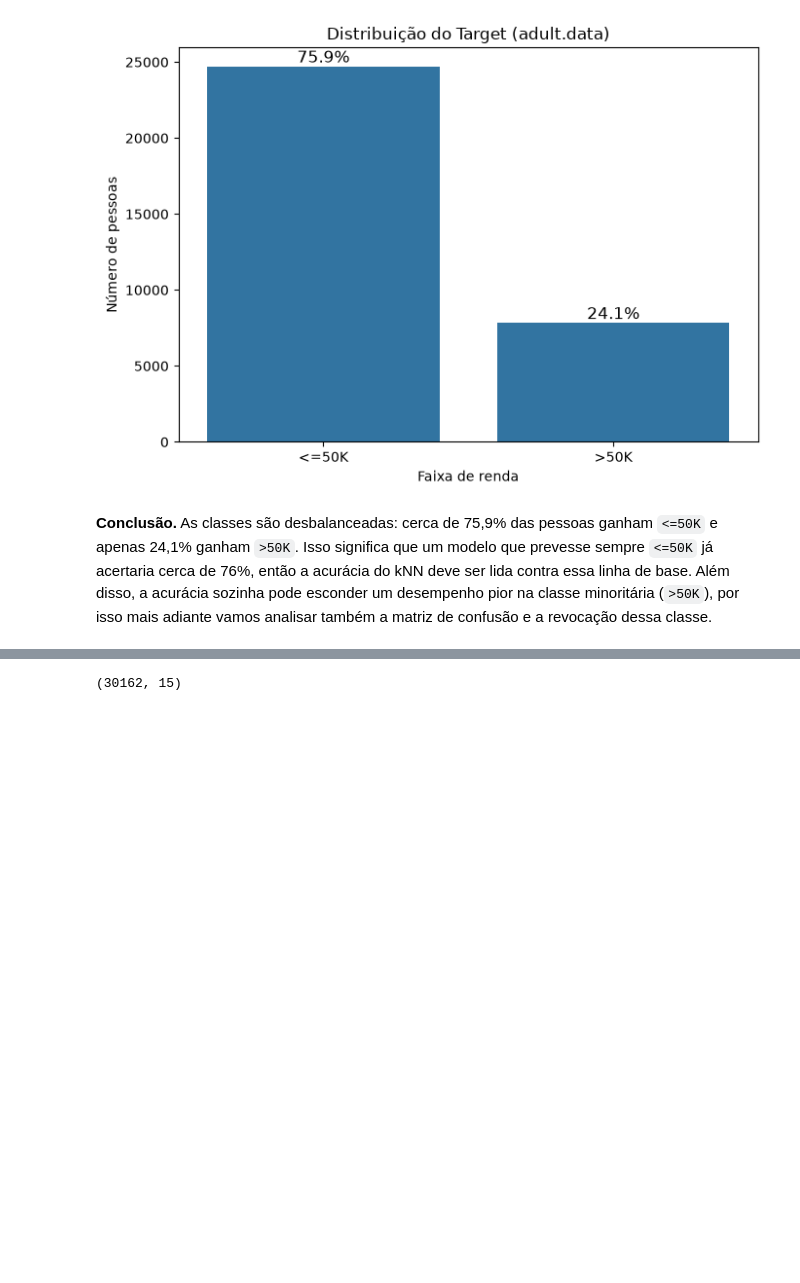
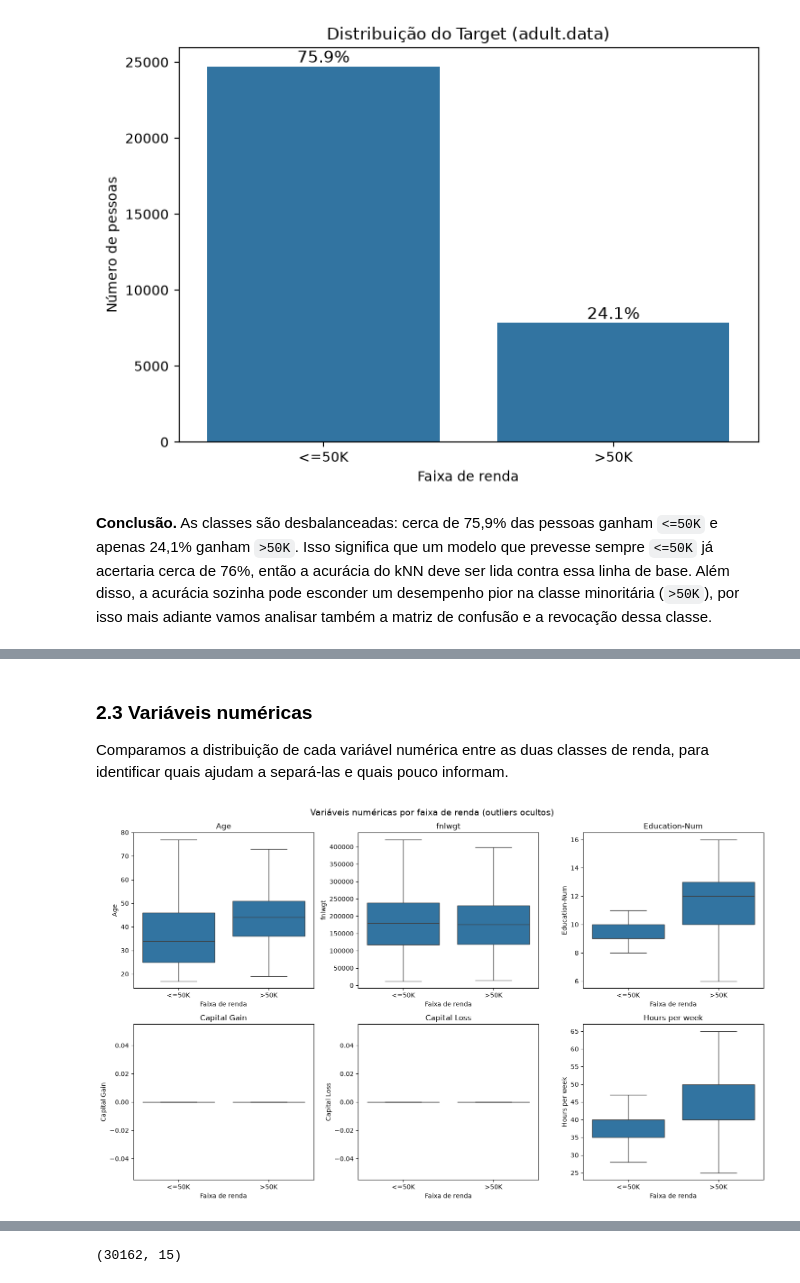
Before and after one commit to Gabrieldiv/KNN, a Jupyter notebook: adult_knn.ipynb, the cells around one changed output, grey strips where cells are left out. Saved outputs shown, nothing was run; the diff lists cells and outputs as text; code cells hidden in the pictures; blank space fills up the shorter version.

```diff
--- a/adult_knn.ipynb
+++ b/adult_knn.ipynb
@@ -185,0 +267,16 @@ dtype: int64
+# %% [markdown]
+### 2.3 Variáveis numéricas
+
+Comparamos a distribuição de cada variável numérica entre as duas classes de renda, para identificar quais ajudam a separá-las e quais pouco informam.
+# %%
+fig, axes = plt.subplots(2, 3, figsize=(15, 9))
+for ax, coluna in zip(axes.ravel(), colunas_numericas):
+    sns.boxplot(data=adult_data, x="Target", y=coluna, order=["<=50K", ">50K"],
+                showfliers=False, ax=ax)
+    ax.set_title(coluna)
+    ax.set_xlabel("Faixa de renda")
+fig.suptitle("Variáveis numéricas por faixa de renda (outliers ocultos)", fontsize=14)
+plt.tight_layout()
+plt.show()
+# %% [output]
+[figure, added]
```
Also changed, not shown: parts of 74 cells of this notebook, 1 other file.
